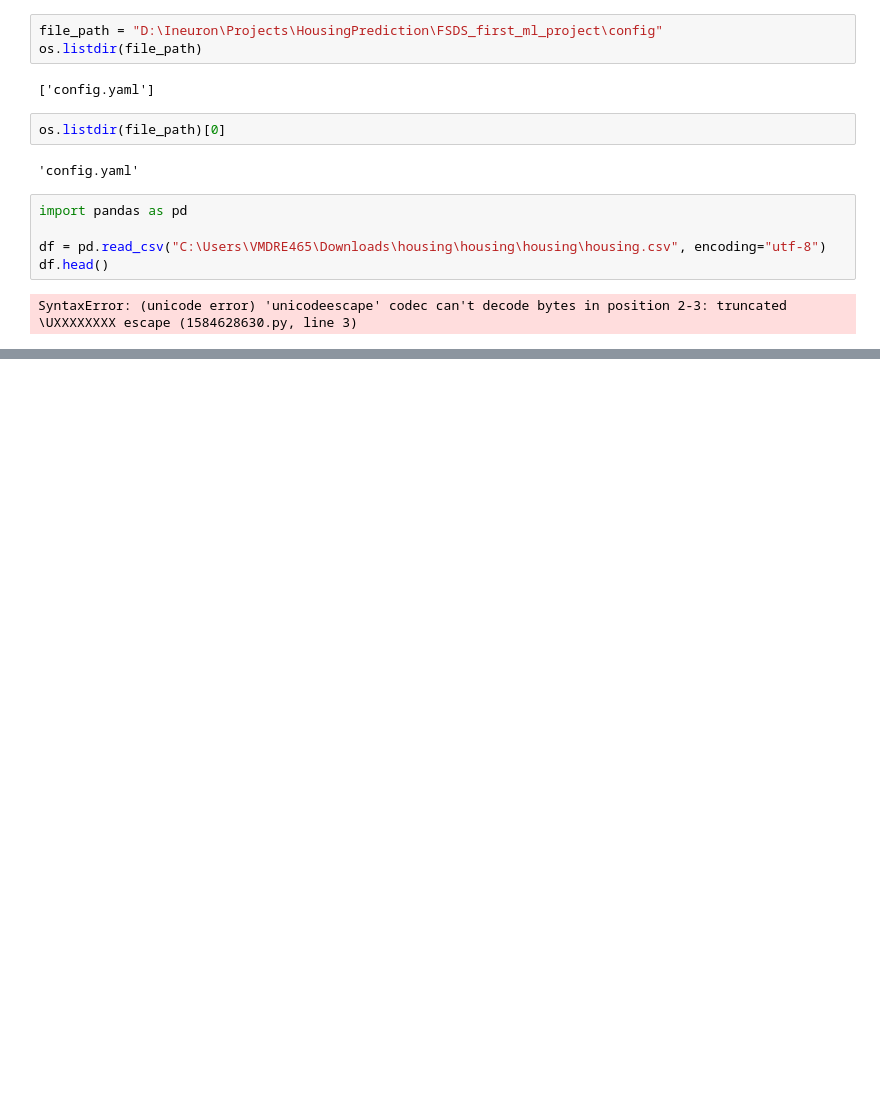
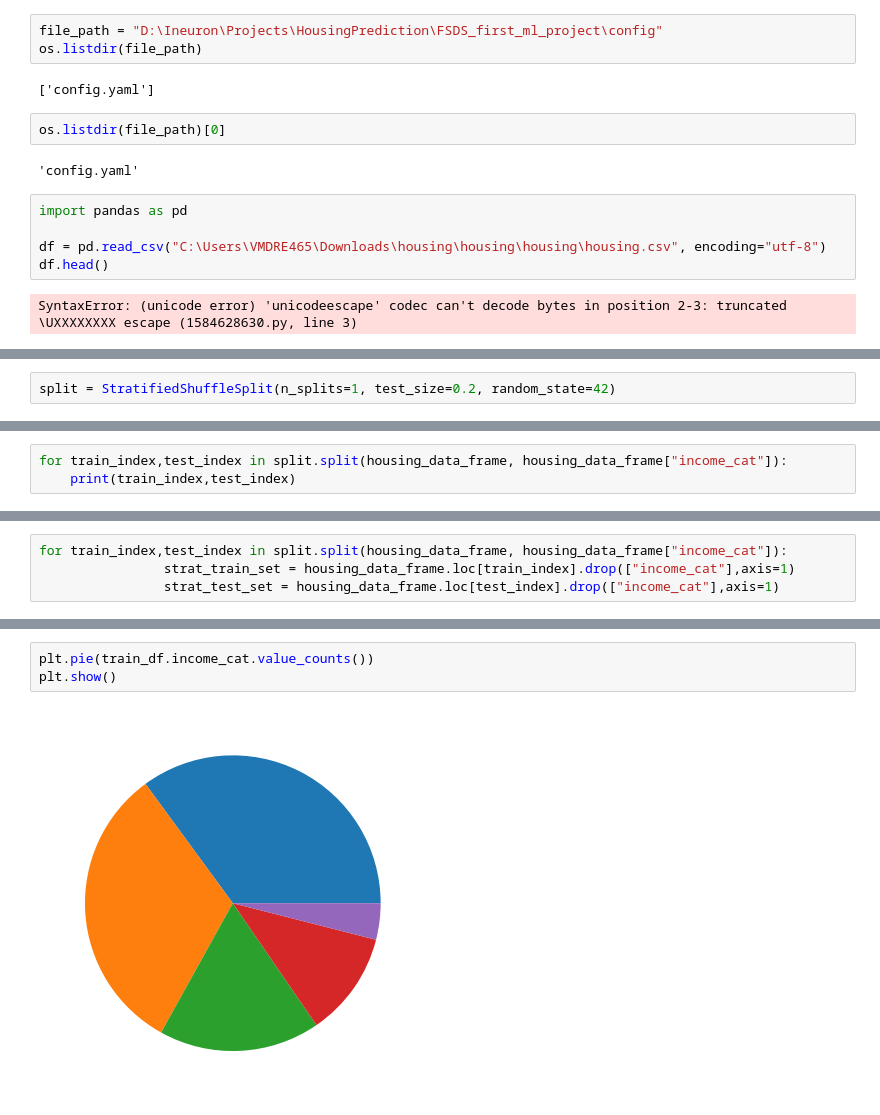
Before and after one commit to LijiAlex/FSDS_first_ml_project, a Jupyter notebook: notebook/example.ipynb, the cells around one changed output, grey strips where cells are left out. Drawn from its saved outputs; the diff is of its cells as text; blank space fills up the shorter version.

```diff
--- a/notebook/example.ipynb
+++ b/notebook/example.ipynb
@@ -169,0 +218,2 @@ SyntaxError: (unicode error) 'unicodeescape' codec can't decode bytes in positio
+# %%
+split = StratifiedShuffleSplit(n_splits=1, test_size=0.2, random_state=42)
@@ -169,0 +225,3 @@ SyntaxError: (unicode error) 'unicodeescape' codec can't decode bytes in positio
+# %%
+for train_index,test_index in split.split(housing_data_frame, housing_data_frame["income_cat"]):
+    print(train_index,test_index)
@@ -169,0 +230,4 @@ SyntaxError: (unicode error) 'unicodeescape' codec can't decode bytes in positio
+# %%
+for train_index,test_index in split.split(housing_data_frame, housing_data_frame["income_cat"]):
+                strat_train_set = housing_data_frame.loc[train_index].drop(["income_cat"],axis=1)
+                strat_test_set = housing_data_frame.loc[test_index].drop(["income_cat"],axis=1)
@@ -169,0 +280,5 @@ SyntaxError: (unicode error) 'unicodeescape' codec can't decode bytes in positio
+# %%
+plt.pie(train_df.income_cat.value_counts())
+plt.show()
+# %% [output]
+[figure, added]
```
Also changed, not shown: parts of 29 cells of this notebook, 2 other files.
